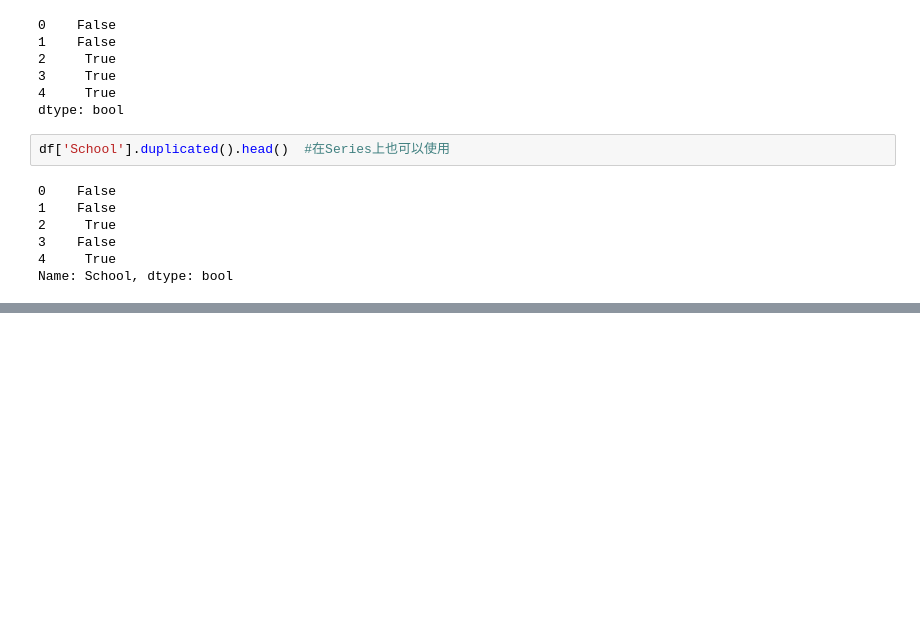
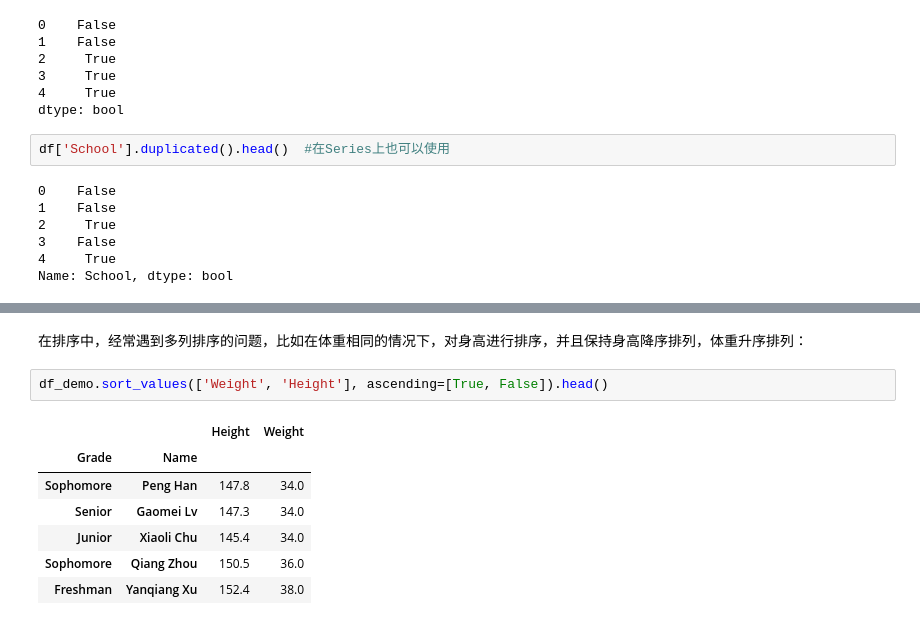
Before and after one commit to Userwzc/Personal_Learning, a Jupyter notebook: Joyful-pandas/pandas_basis/file_read_write.ipynb, the cells around one changed output, grey strips where cells are left out. Drawn from its saved outputs; the diff is of its cells as text; blank space fills up the shorter version.

```diff
--- a/Joyful-pandas/pandas_basis/file_read_write.ipynb
+++ b/Joyful-pandas/pandas_basis/file_read_write.ipynb
@@ -437,0 +600,12 @@ Name: School, dtype: bool
+# %% [markdown]
+在排序中，经常遇到多列排序的问题，比如在体重相同的情况下，对身高进行排序，并且保持身高降序排列，体重升序排列：
+# %%
+df_demo.sort_values(['Weight', 'Height'], ascending=[True, False]).head()
+# %% [output]
+|  |  | Height | Weight |
+| Grade | Name |  |  |
+| Sophomore | Peng Han | 147.8 | 34.0 |
+| Senior | Gaomei Lv | 147.3 | 34.0 |
+| Junior | Xiaoli Chu | 145.4 | 34.0 |
+| Sophomore | Qiang Zhou | 150.5 | 36.0 |
+| Freshman | Yanqiang Xu | 152.4 | 38.0 |
```
Also changed, not shown: parts of 68 cells of this notebook, 1 other file.
